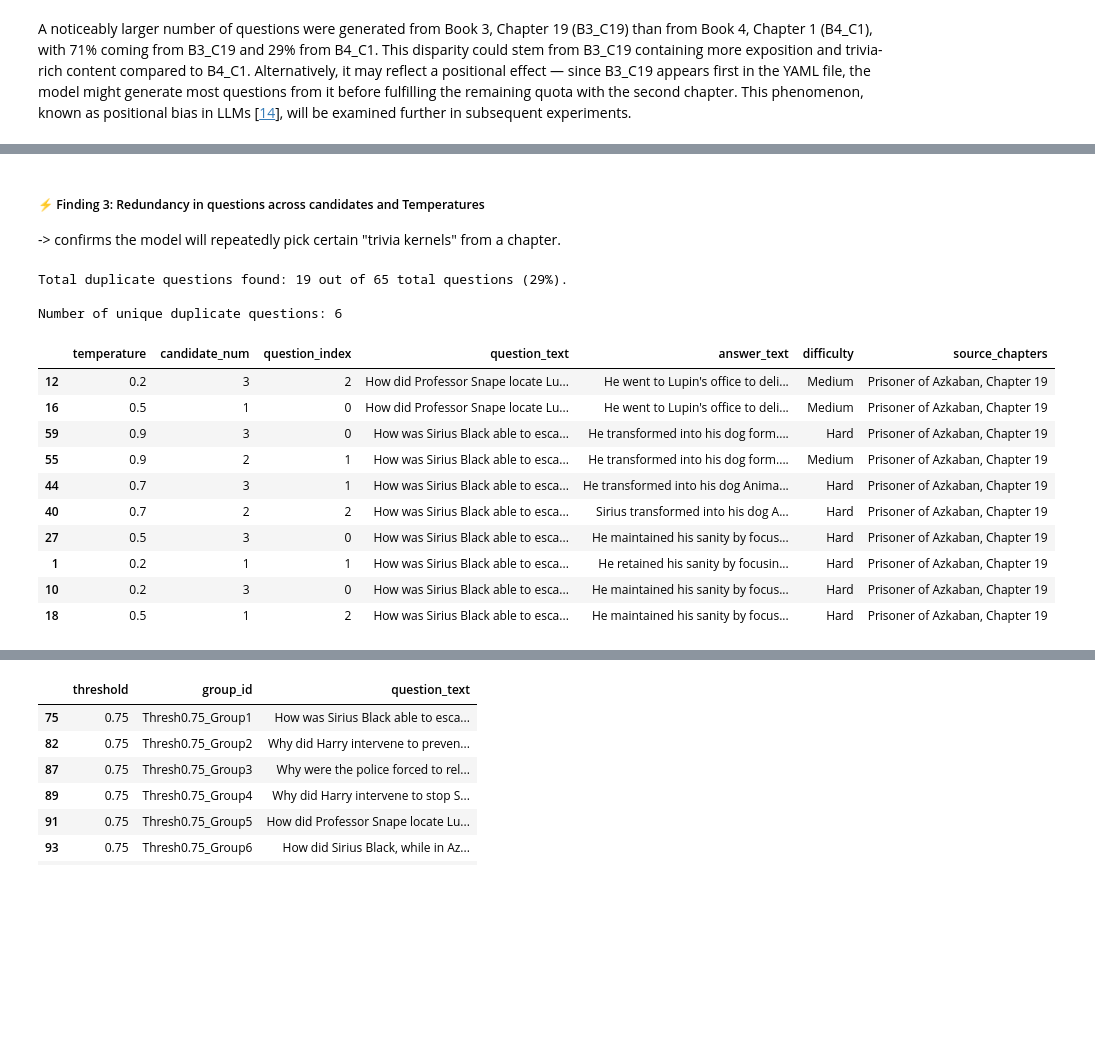
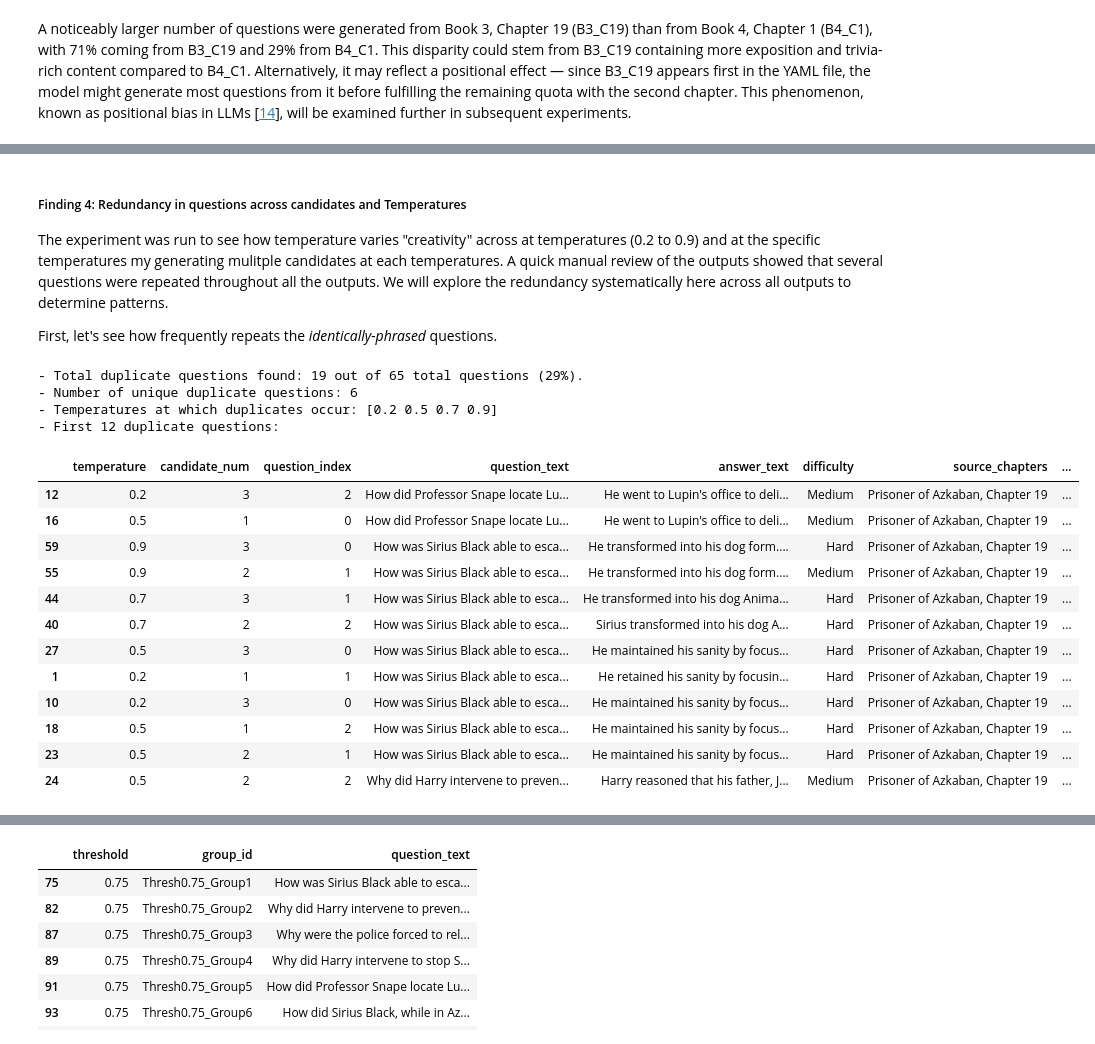
Before and after one commit to RSipra/semantic_verification_engine, a Jupyter notebook: notebooks/03_generating_new_questions/03-1_prompt_engineering.ipynb, the cells around one changed output, grey strips where cells are left out. Drawn from its saved outputs; the diff is of its cells as text; code cells hidden in the pictures; blank space fills up the shorter version.

```diff
--- a/notebooks/03_generating_new_questions/03-1_prompt_engineering.ipynb
+++ b/notebooks/03_generating_new_questions/03-1_prompt_engineering.ipynb
@@ -665,5 +690,6 @@ Merged data frame shape: (65, 20)
 # %%
-columns = ['temperature', 'candidate_num','question_index_in_file','question_text', 'answer_text', 'difficulty','source_chapters']
+columns = ['temperature', 'candidate_num','question_index_in_file','question_text', 'answer_text', 'difficulty',
+           'source_chapters','source_quote']
 results_df = merged_df[columns].sort_values(by=['temperature', 'candidate_num','question_index_in_file']).copy()
 results_df = results_df.reset_index(drop=True).rename(columns={'question_index_in_file':'question_index'})
 results_df.head()
@@ -882,28 +926,36 @@ A noticeably larger number of questions were generated from Book 3, Chapter 19 (
 # %% [markdown]
-##### ⚡️ Finding 3: Redundancy in questions across candidates and Temperatures
--> confirms the model will repeatedly pick certain "trivia kernels" from a chapter.
+##### Finding 4: Redundancy in questions across candidates and Temperatures
+
+The experiment was run to see how temperature varies "creativity" across at temperatures (0.2 to 0.9) and at the specific temperatures my generating mulitple candidates at each temperatures. A quick manual review of the outputs showed that several questions were repeated throughout all the outputs. We will explore the redundancy systematically here across all outputs to determine patterns.
+
+First, let's see how frequently repeats the *identically-phrased* questions.
 # %%
 # Exact duplicate questions
 duplicate_questions = results_df.duplicated(subset=['question_text'], keep=False)
 duplicates_df = results_df[duplicate_questions].sort_values(by='question_text')
 num_duplicates = duplicates_df.shape[0]
 num_total_questions = results_df.shape[0]
 # display results
-print(f"Total duplicate questions found: {num_duplicates} out of {num_total_questions} total questions ({num_duplicates*100/num_total_questions:.0f}%).\n")
-print(f"Number of unique duplicate questions: {duplicates_df['question_text'].nunique()}\n")
-duplicates_df.head(10)
+print(f"- Total duplicate questions found: {num_duplicates} out of {num_total_questions} total questions ({num_duplicates*100/num_total_questions:.0f}%).")
+print(f"- Number of unique duplicate questions: {duplicates_df['question_text'].nunique()}")
+print(f"- Temperatures at which duplicates occur: {results_df[duplicate_questions]['temperature'].unique()}")
+print("- First 12 duplicate questions:")
+duplicates_df.head(12)
 # %% [output]
-Total duplicate questions found: 19 out of 65 total questions (29%).
-
-Number of unique duplicate questions: 6
+- Total duplicate questions found: 19 out of 65 total questions (29%).
+- Number of unique duplicate questions: 6
+- Temperatures at which duplicates occur: [0.2 0.5 0.7 0.9]
+- First 12 duplicate questions:
-|  | temperature | candidate_num | question_index | question_text | answer_text | difficulty | source_chapters |
-| 12 | 0.2 | 3 | 2 | How did Professor Snape locate Lu... | He went to Lupin's office to deli... | Medium | Prisoner of Azkaban, Chapter 19 |
-| 16 | 0.5 | 1 | 0 | How did Professor Snape locate Lu... | He went to Lupin's office to deli... | Medium | Prisoner of Azkaban, Chapter 19 |
-| 59 | 0.9 | 3 | 0 | How was Sirius Black able to esca... | He transformed into his dog form.... | Hard | Prisoner of Azkaban, Chapter 19 |
-| 55 | 0.9 | 2 | 1 | How was Sirius Black able to esca... | He transformed into his dog form.... | Medium | Prisoner of Azkaban, Chapter 19 |
-| 44 | 0.7 | 3 | 1 | How was Sirius Black able to esca... | He transformed into his dog Anima... | Hard | Prisoner of Azkaban, Chapter 19 |
-| 40 | 0.7 | 2 | 2 | How was Sirius Black able to esca... | Sirius transformed into his dog A... | Hard | Prisoner of Azkaban, Chapter 19 |
-| 27 | 0.5 | 3 | 0 | How was Sirius Black able to esca... | He maintained his sanity by focus... | Hard | Prisoner of Azkaban, Chapter 19 |
-| 1 | 0.2 | 1 | 1 | How was Sirius Black able to esca... | He retained his sanity by focusin... | Hard | Prisoner of Azkaban, Chapter 19 |
-| 10 | 0.2 | 3 | 0 | How was Sirius Black able to esca... | He maintained his sanity by focus... | Hard | Prisoner of Azkaban, Chapter 19 |
-| 18 | 0.5 | 1 | 2 | How was Sirius Black able to esca... | He maintained his sanity by focus... | Hard | Prisoner of Azkaban, Chapter 19 |
+|  | temperature | candidate_num | question_index | question_text | answer_text | difficulty | source_chapters | ... |
+| 12 | 0.2 | 3 | 2 | How did Professor Snape locate Lu... | He went to Lupin's office to deli... | Medium | Prisoner of Azkaban, Chapter 19 | ... |
+| 16 | 0.5 | 1 | 0 | How did Professor Snape locate Lu... | He went to Lupin's office to deli... | Medium | Prisoner of Azkaban, Chapter 19 | ... |
+| 59 | 0.9 | 3 | 0 | How was Sirius Black able to esca... | He transformed into his dog form.... | Hard | Prisoner of Azkaban, Chapter 19 | ... |
+| 55 | 0.9 | 2 | 1 | How was Sirius Black able to esca... | He transformed into his dog form.... | Medium | Prisoner of Azkaban, Chapter 19 | ... |
+| 44 | 0.7 | 3 | 1 | How was Sirius Black able to esca... | He transformed into his dog Anima... | Hard | Prisoner of Azkaban, Chapter 19 | ... |
+| 40 | 0.7 | 2 | 2 | How was Sirius Black able to esca... | Sirius transformed into his dog A... | Hard | Prisoner of Azkaban, Chapter 19 | ... |
+| 27 | 0.5 | 3 | 0 | How was Sirius Black able to esca... | He maintained his sanity by focus... | Hard | Prisoner of Azkaban, Chapter 19 | ... |
+| 1 | 0.2 | 1 | 1 | How was Sirius Black able to esca... | He retained his sanity by focusin... | Hard | Prisoner of Azkaban, Chapter 19 | ... |
+| 10 | 0.2 | 3 | 0 | How was Sirius Black able to esca... | He maintained his sanity by focus... | Hard | Prisoner of Azkaban, Chapter 19 | ... |
+| 18 | 0.5 | 1 | 2 | How was Sirius Black able to esca... | He maintained his sanity by focus... | Hard | Prisoner of Azkaban, Chapter 19 | ... |
+| 23 | 0.5 | 2 | 1 | How was Sirius Black able to esca... | He maintained his sanity by focus... | Hard | Prisoner of Azkaban, Chapter 19 | ... |
+| 24 | 0.5 | 2 | 2 | Why did Harry intervene to preven... | Harry reasoned that his father, J... | Medium | Prisoner of Azkaban, Chapter 19 | ... |
```
Also changed, not shown: parts of 95 cells of this notebook, 23 other files.
